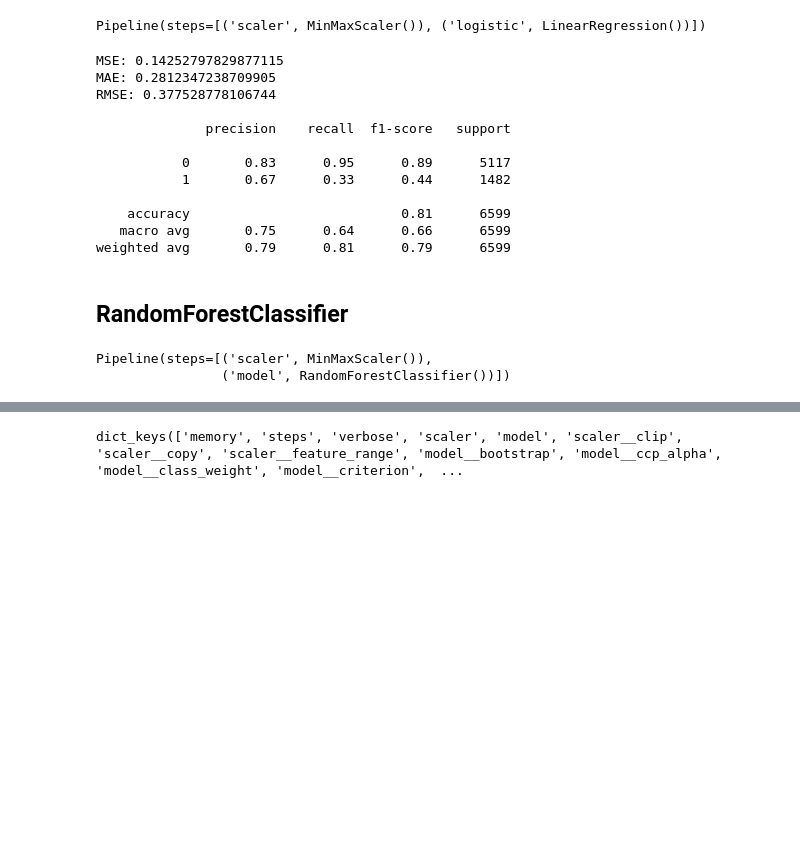
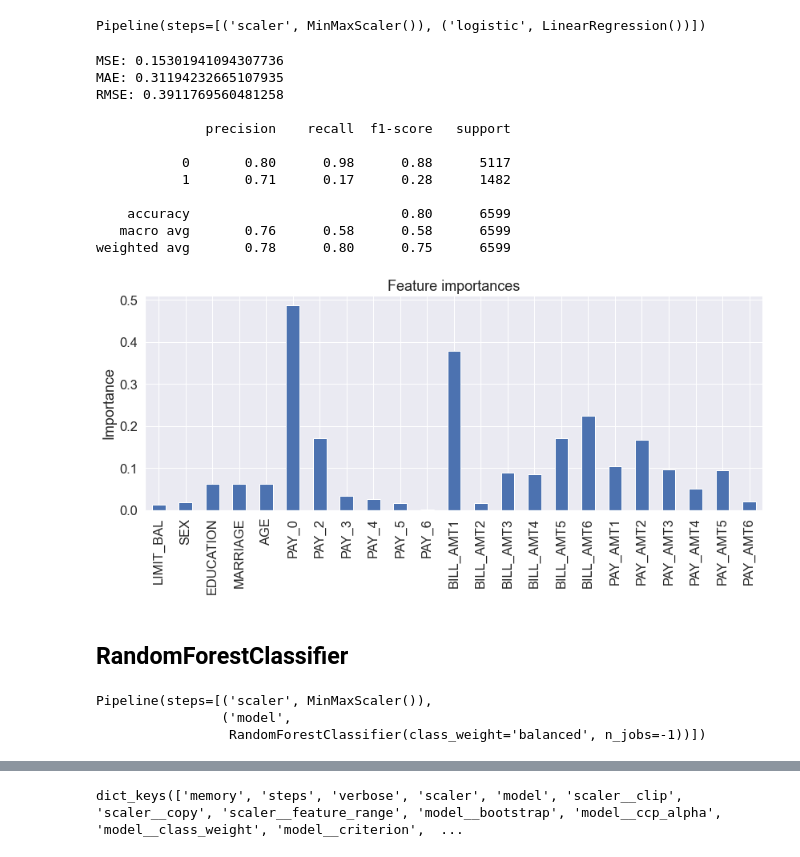
Before and after one commit to Daniil-Kiriakov/analytics-projects, a Jupyter notebook: scoring/scoring_models.ipynb, the cells around one changed output, grey strips where cells are left out. Drawn from its saved outputs; the diff is of its cells as text; code cells hidden in the pictures; blank space fills up the shorter version.

```diff
--- a/scoring/scoring_models.ipynb
+++ b/scoring/scoring_models.ipynb
@@ -326,7 +340,7 @@ dict_keys(['memory', 'steps', 'verbose', 'scaler', 'logistic', 'scaler__clip', '
 # %%
 %%time
 search_logreg = GridSearchCV(pipe_logreg, param_grid, cv=7, n_jobs=-1, scoring='roc_auc', refit='roc_auc', verbose=3)
-search_logreg.fit(x_train_poly, y_train)
+search_logreg.fit(x_train, y_train)
 
 print(search_logreg.best_params_)
 print('------------')
@@ -387,11 +394,11 @@ linreg = LinearRegression()
 pipe_linreg = Pipeline(steps=[('scaler', scaler),
                        ('logistic', linreg)])
 
-pipe_linreg.fit(x_train_poly, y_train)
+pipe_linreg.fit(x_train, y_train)
 # %% [output]
 Pipeline(steps=[('scaler', MinMaxScaler()), ('logistic', LinearRegression())])
 # %%
-predictions = pipe_linreg.predict(x_test_poly)
+predictions = pipe_linreg.predict(x_test)
 diff = predictions - y_test
 
 print('MSE:', np.mean(diff**2))
@@ -400,25 +407,35 @@ print('RMSE:', np.sqrt(np.mean(diff**2)))
 print()
 print(classification_report(y_test, np.round(predictions.ravel(), 0), zero_division=0))
 # %% [output]
-MSE: 0.14252797829877115
-MAE: 0.2812347238709905
-RMSE: 0.377528778106744
+MSE: 0.15301941094307736
+MAE: 0.31194232665107935
+RMSE: 0.3911769560481258
 
               precision    recall  f1-score   support
 
-           0       0.83      0.95      0.89      5117
-           1       0.67      0.33      0.44      1482
+           0       0.80      0.98      0.88      5117
+           1       0.71      0.17      0.28      1482
 
-    accuracy                           0.81      6599
-   macro avg       0.75      0.64      0.66      6599
-weighted avg       0.79      0.81      0.79      6599
+    accuracy                           0.80      6599
+   macro avg       0.76      0.58      0.58      6599
+weighted avg       0.78      0.80      0.75      6599
+# %%
+log_importances = pd.Series(abs(pipe_linreg[-1].coef_), index=x_train.columns)
+
+fig, ax = plt.subplots(figsize=(12, 6))
+log_importances.plot.bar(ax=ax)
+ax.set_title('Feature importances')
+ax.set_ylabel('Importance')
+fig.tight_layout()
+# %% [output]
+[figure, added]
 # %%
 # Аналогично с LogisticRegression - класс 0 обнаруживает лучше, чем 1
 # %% [markdown]
 ## RandomForestClassifier
 # %%
 scaler = MinMaxScaler()
-model_rforest = RandomForestClassifier()
+model_rforest = RandomForestClassifier(n_jobs=-1, class_weight='balanced')
 
 pipe_rforest = Pipeline(steps=[('scaler', scaler),
                                 ('model', model_rforest)])
@@ -426,7 +443,8 @@ pipe_rforest = Pipeline(steps=[('scaler', scaler),
 pipe_rforest.fit(x_train, y_train)
 # %% [output]
 Pipeline(steps=[('scaler', MinMaxScaler()),
-                ('model', RandomForestClassifier())])
+                ('model',
+                 RandomForestClassifier(class_weight='balanced', n_jobs=-1))])
 # %%
 get_report(pipe=pipe_rforest)
 # %% [output]
```
Also changed, not shown: parts of 49 cells of this notebook, 6 other files.
